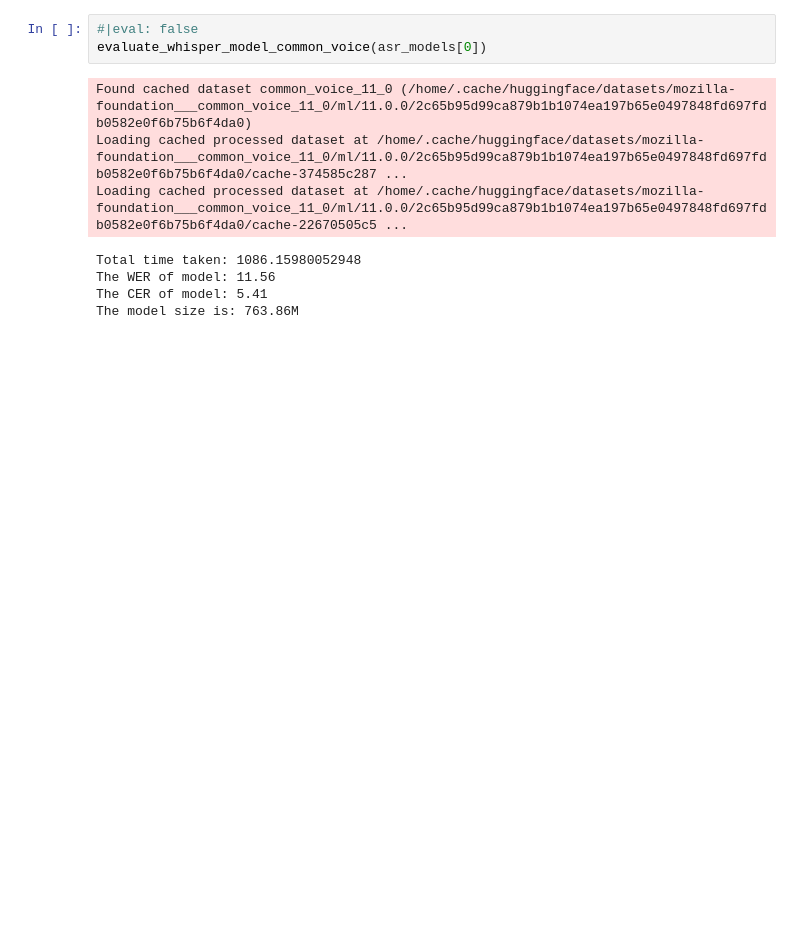
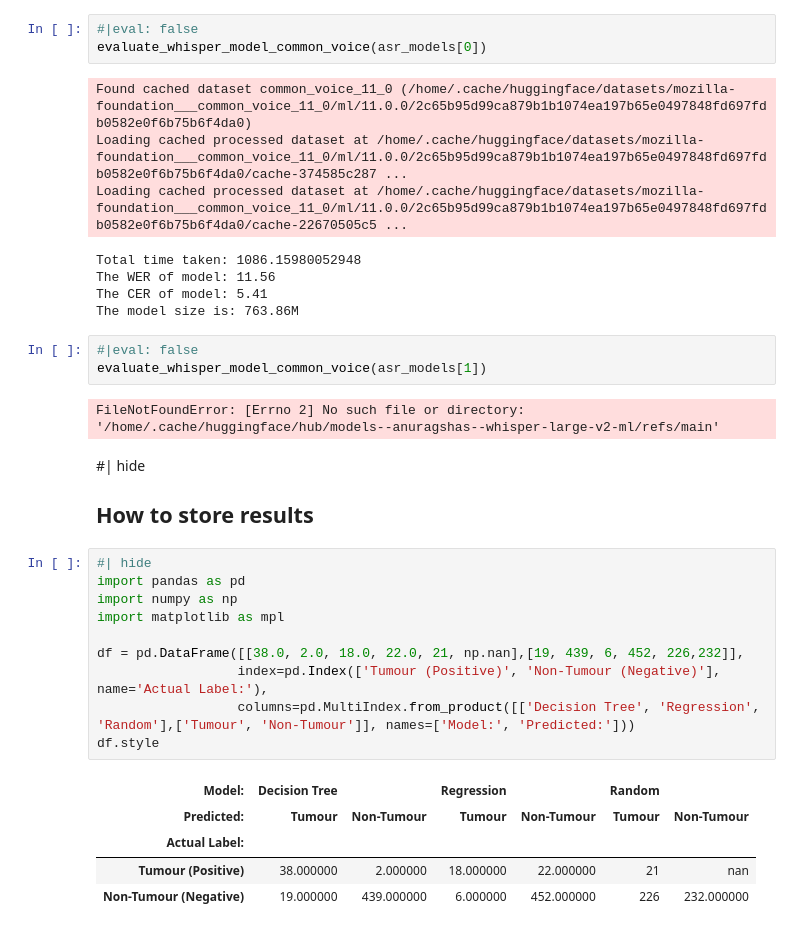
Before and after one commit to kurianbenoy/malayalam_asr_benchmarking, a Jupyter notebook: nbs/99_whisper_event.ipynb, the cells around one changed output. Drawn from its saved outputs; the diff is of its cells as text; blank space fills up the shorter version.

```diff
--- a/nbs/99_whisper_event.ipynb
+++ b/nbs/99_whisper_event.ipynb
@@ -59,3 +59,27 @@ Total time taken: 1086.15980052948
 The WER of model: 11.56
 The CER of model: 5.41
 The model size is: 763.86M
+# %%
+#|eval: false
+evaluate_whisper_model_common_voice(asr_models[1])
+# %% [output]
+FileNotFoundError: [Errno 2] No such file or directory: '/home/.cache/huggingface/hub/models--anuragshas--whisper-large-v2-ml/refs/main'
+# %% [markdown]
+#| hide
+## How to store results
+# %%
+#| hide
+import pandas as pd
+import numpy as np
+import matplotlib as mpl
+
+df = pd.DataFrame([[38.0, 2.0, 18.0, 22.0, 21, np.nan],[19, 439, 6, 452, 226,232]],
+                  index=pd.Index(['Tumour (Positive)', 'Non-Tumour (Negative)'], name='Actual Label:'),
+                  columns=pd.MultiIndex.from_product([['Decision Tree', 'Regression', 'Random'],['Tumour', 'Non-Tumour']], names=['Model:', 'Predicted:']))
+df.style
+# %% [output]
+| Model: | Decision Tree |  | Regression |  | Random |  |
+| Predicted: | Tumour | Non-Tumour | Tumour | Non-Tumour | Tumour | Non-Tumour |
+| Actual Label: |  |  |  |  |  |  |
+| Tumour (Positive) | 38.000000 | 2.000000 | 18.000000 | 22.000000 | 21 | nan |
+| Non-Tumour (Negative) | 19.000000 | 439.000000 | 6.000000 | 452.000000 | 226 | 232.000000 |
```
Also changed, not shown: parts of 3 cells of this notebook, 2 other files.
